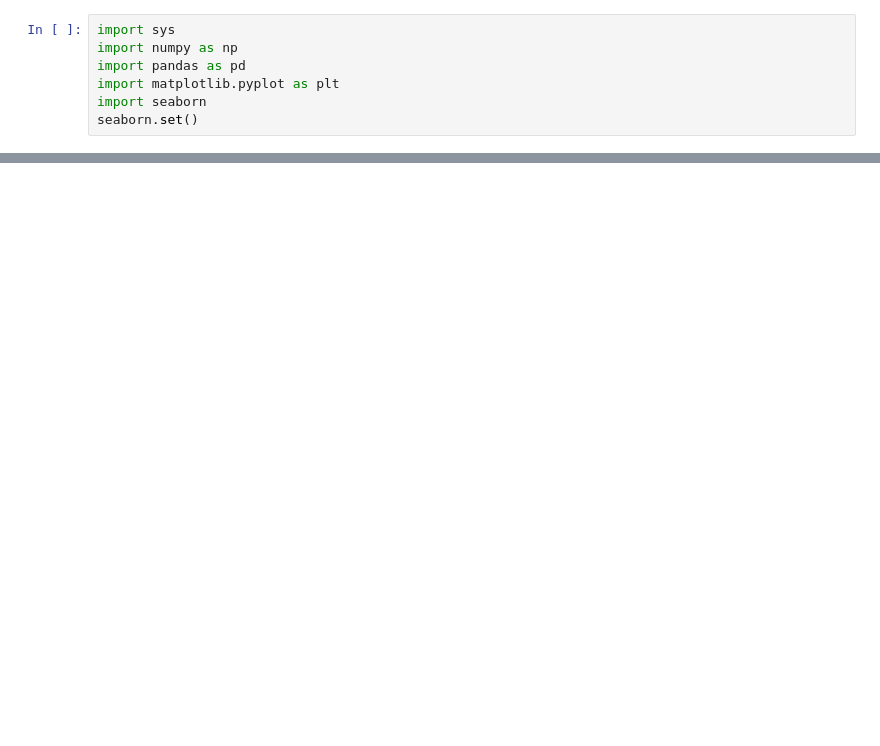
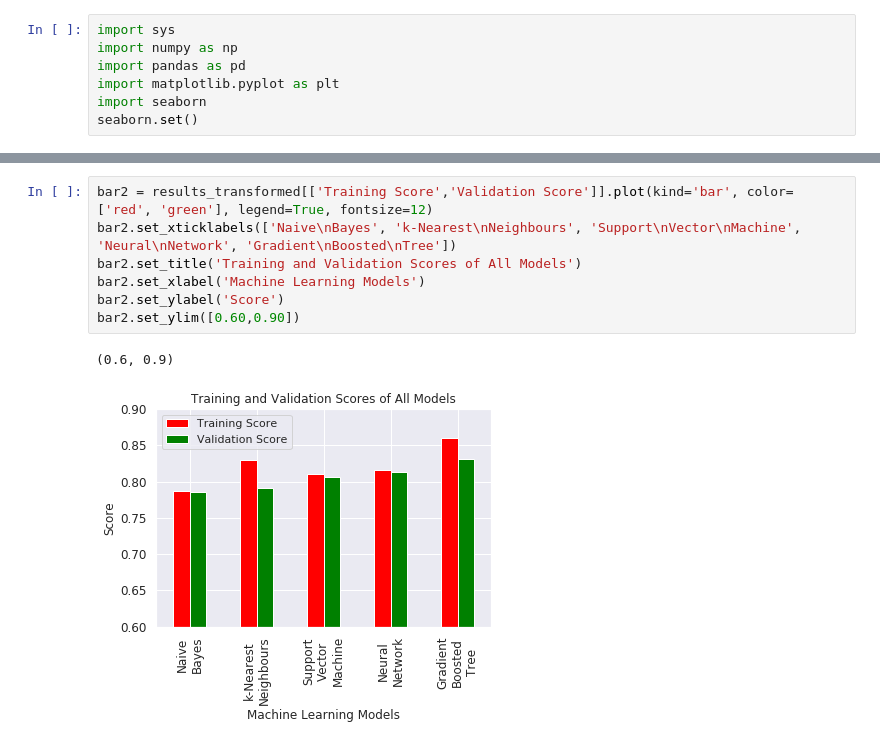
Before and after one commit to j-shim/CMPT353GroupProject, a Jupyter notebook: adult-wage/Results Comparison.ipynb, the cells around one changed output, grey strips where cells are left out. Cells and saved outputs as stored; diff of their text form; blank space fills up the shorter version.

Commit message:
add results

```diff
--- a/adult-wage/Results Comparison.ipynb
+++ b/adult-wage/Results Comparison.ipynb
@@ -22,0 +23,10 @@ bar.set_ylim([0.60,0.86])
+# %%
+bar2 = results_transformed[['Training Score','Validation Score']].plot(kind='bar', color=['red', 'green'], legend=True, fontsize=12)
+bar2.set_xticklabels(['Naive\nBayes', 'k-Nearest\nNeighbours', 'Support\nVector\nMachine', 'Neural\nNetwork', 'Gradient\nBoosted\nTree'])
+bar2.set_title('Training and Validation Scores of All Models')
+bar2.set_xlabel('Machine Learning Models')
+bar2.set_ylabel('Score')
+bar2.set_ylim([0.60,0.90])
+# %% [output]
+(0.6, 0.9)
+[figure, added]
```
Also changed, not shown: parts of 1 cell of this notebook, 2 other files.
